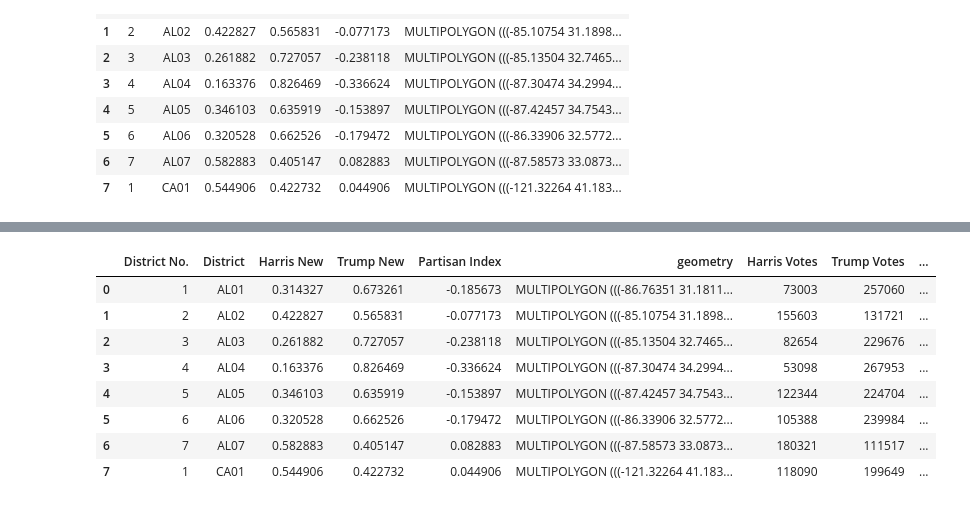
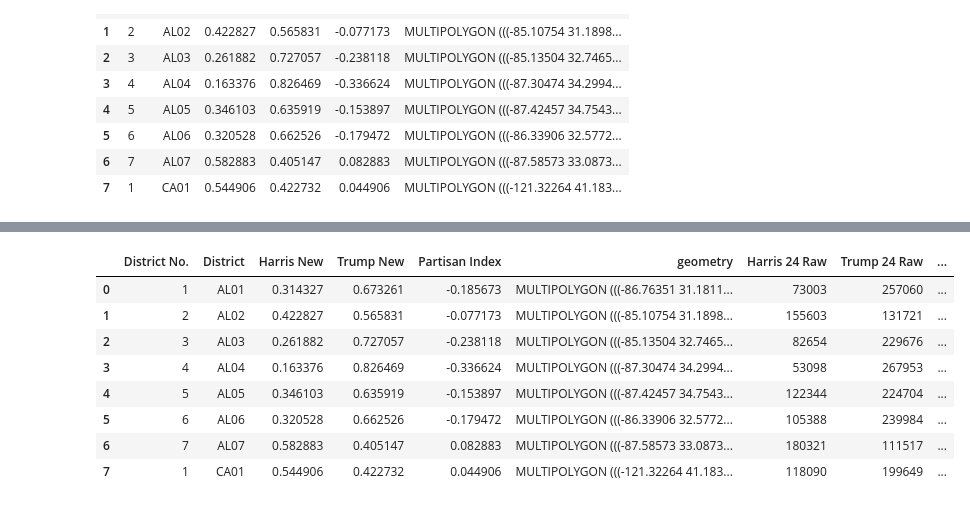
Before and after one commit to rgao/redistricting_tracker, a Jupyter notebook: notebooks/etl_clean.ipynb, the cells around one changed output, grey strips where cells are left out. Drawn from its saved outputs; the diff is of its cells as text; code cells hidden in the pictures.

```diff
--- a/notebooks/etl_clean.ipynb
+++ b/notebooks/etl_clean.ipynb
@@ -48,10 +47,10 @@ states_gdf.head(8)
 | 7 | 1 | CA01 | 0.544906 | 0.422732 | 0.044906 | MULTIPOLYGON (((-121.32264 41.183... |
 # %%
 # 2024 presidential results by Congressional district
-pres24 = pd.read_csv("data/2024_pres.csv")
+pres24 = pd.read_csv("../data/2024_pres.csv")
 
 # Merged desired columns from the csv file into the geojson file
-columns_to_keep = ['District', 'Harris', 'Trump 24', 'Total', 'Margin']
+columns_to_keep = ['District', 'Harris', 'Trump 24', 'Total']
 
 pres24 = pres24[columns_to_keep]
 
@@ -71,18 +70,18 @@ merged_gdf.head(8)
 # %%
 # rename columns
 gdf_clean = merged_gdf.rename(columns={
     'id': 'District No.',
     'DemPct': 'Harris New',
     'RepPct': 'Trump New',
-    'Margin_x': 'Partisan Index',
-    'Harris': 'Harris Votes',
-    'Trump 24': 'Trump Votes',
-    'Margin_y': 'Margin %',
+    'Margin': 'Partisan Index',
+    'Harris': 'Harris 24 Raw',
+    'Trump 24': 'Trump 24 Raw',
+    'Total': 'Total 24 Raw'
 })
 
 gdf_clean.head(8)
 # %% [output]
-|  | District No. | District | Harris New | Trump New | Partisan Index | geometry | Harris Votes | Trump Votes | ... |
+|  | District No. | District | Harris New | Trump New | Partisan Index | geometry | Harris 24 Raw | Trump 24 Raw | ... |
 | 0 | 1 | AL01 | 0.314327 | 0.673261 | -0.185673 | MULTIPOLYGON (((-86.76351 31.1811... | 73003 | 257060 | ... |
 | 1 | 2 | AL02 | 0.422827 | 0.565831 | -0.077173 | MULTIPOLYGON (((-85.10754 31.1898... | 155603 | 131721 | ... |
 | 2 | 3 | AL03 | 0.261882 | 0.727057 | -0.238118 | MULTIPOLYGON (((-85.13504 32.7465... | 82654 | 229676 | ... |
```
Also changed, not shown: parts of 4 cells of this notebook, 14 other files.
